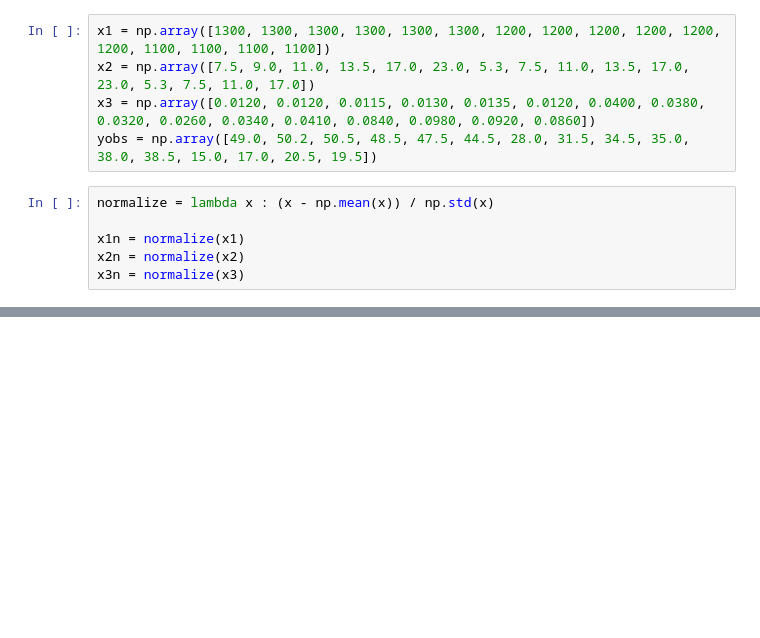
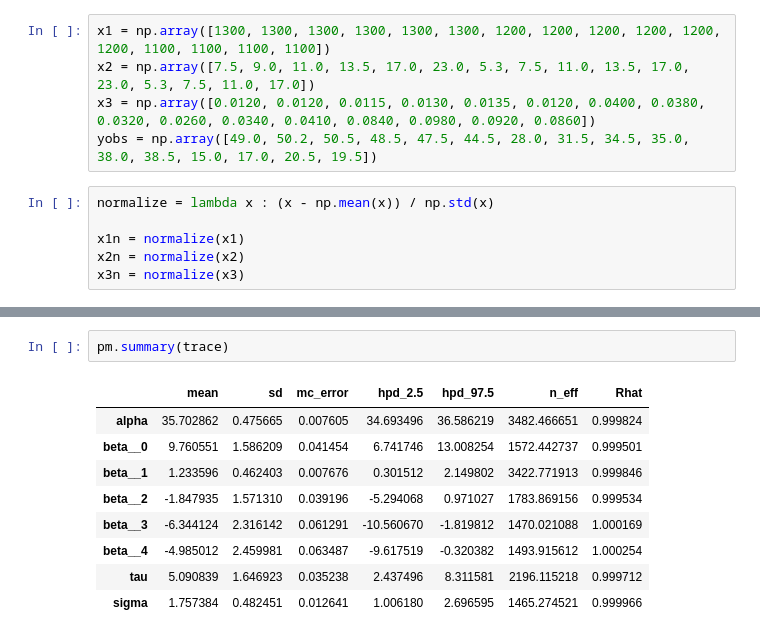
Before and after one commit to Narenman/AnalisisBayesiano, a Jupyter notebook: notebooks/reactor.ipynb, the cells around one changed output, grey strips where cells are left out. Drawn from its saved outputs; the diff is of its cells as text; blank space fills up the shorter version.

```diff
--- a/notebooks/reactor.ipynb
+++ b/notebooks/reactor.ipynb
@@ -61,3 +86,15 @@ The number of effective samples is smaller than 25% for some parameters.
+# %%
+pm.summary(trace)
+# %% [output]
+|  | mean | sd | mc_error | hpd_2.5 | hpd_97.5 | n_eff | Rhat |
+| alpha | 35.702862 | 0.475665 | 0.007605 | 34.693496 | 36.586219 | 3482.466651 | 0.999824 |
+| beta__0 | 9.760551 | 1.586209 | 0.041454 | 6.741746 | 13.008254 | 1572.442737 | 0.999501 |
+| beta__1 | 1.233596 | 0.462403 | 0.007676 | 0.301512 | 2.149802 | 3422.771913 | 0.999846 |
+| beta__2 | -1.847935 | 1.571310 | 0.039196 | -5.294068 | 0.971027 | 1783.869156 | 0.999534 |
+| beta__3 | -6.344124 | 2.316142 | 0.061291 | -10.560670 | -1.819812 | 1470.021088 | 1.000169 |
+| beta__4 | -4.985012 | 2.459981 | 0.063487 | -9.617519 | -0.320382 | 1493.915612 | 1.000254 |
+| tau | 5.090839 | 1.646923 | 0.035238 | 2.437496 | 8.311581 | 2196.115218 | 0.999712 |
+| sigma | 1.757384 | 0.482451 | 0.012641 | 1.006180 | 2.696595 | 1465.274521 | 0.999966 |
 # %%
 pm.traceplot(trace);
 # %% [output]
```
Also changed, not shown: parts of 16 cells of this notebook, 2 other files.
